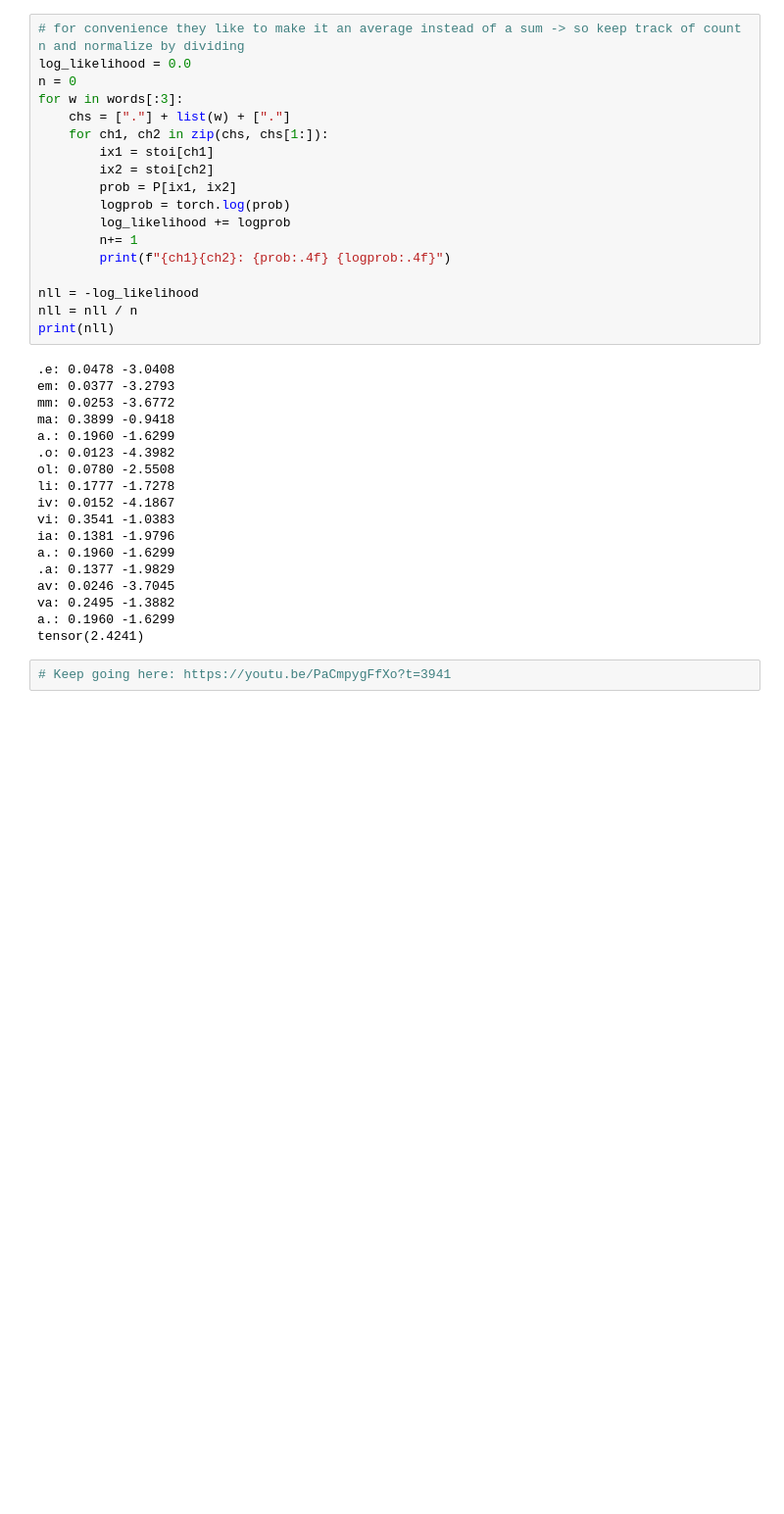
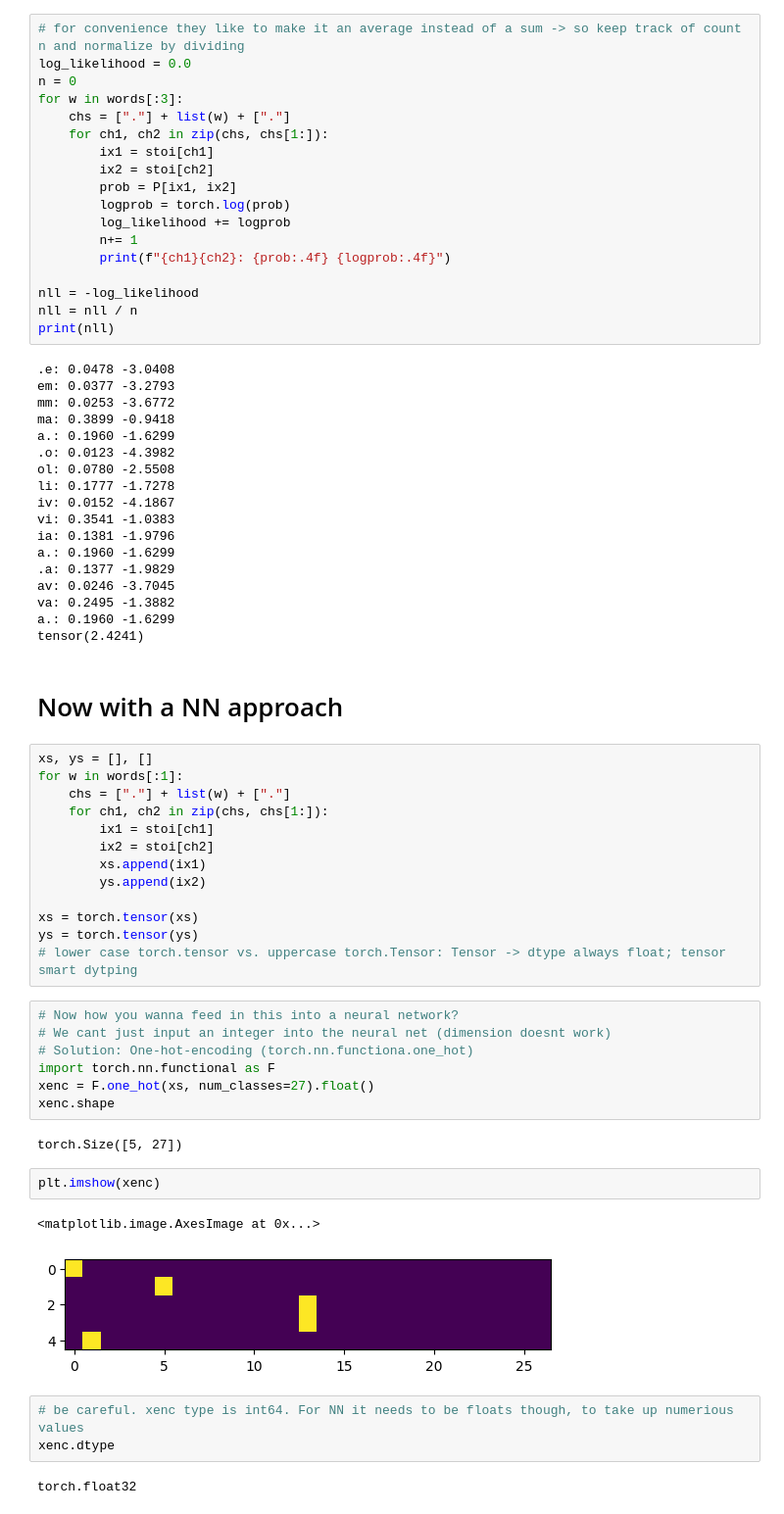
Before and after one commit to ChristianBernhard/zero-to-hero, a Jupyter notebook: 01-building-makemore.ipynb, the cells around one changed output. Shown: that part at 98% size. Cells and saved outputs as stored; diff of their text form; blank space fills up the shorter version.

```diff
--- a/01-building-makemore.ipynb
+++ b/01-building-makemore.ipynb
@@ -290,5 +290,37 @@ av: 0.0246 -3.7045
 va: 0.2495 -1.3882
 a.: 0.1960 -1.6299
 tensor(2.4241)
+# %% [markdown]
+# Now with a NN approach
 # %%
-# Keep going here: https://youtu.be/PaCmpygFfXo?t=3941
+xs, ys = [], []
+for w in words[:1]:
+    chs = ["."] + list(w) + ["."]
+    for ch1, ch2 in zip(chs, chs[1:]):
+        ix1 = stoi[ch1]
+        ix2 = stoi[ch2]
+        xs.append(ix1)
+        ys.append(ix2)
+
+xs = torch.tensor(xs)
+ys = torch.tensor(ys)
+# lower case torch.tensor vs. uppercase torch.Tensor: Tensor -> dtype always float; tensor smart dytping
+# %%
+# Now how you wanna feed in this into a neural network?
+# We cant just input an integer into the neural net (dimension doesnt work)
+# Solution: One-hot-encoding (torch.nn.functiona.one_hot)
+import torch.nn.functional as F
+xenc = F.one_hot(xs, num_classes=27).float()
+xenc.shape
+# %% [output]
+torch.Size([5, 27])
+# %%
+plt.imshow(xenc)
+# %% [output]
+<matplotlib.image.AxesImage at 0x...>
+[figure, added]
+# %%
+# be careful. xenc type is int64. For NN it needs to be floats though, to take up numerious values
+xenc.dtype
+# %% [output]
+torch.float32
```
Also changed, not shown: parts of 15 cells of this notebook.
